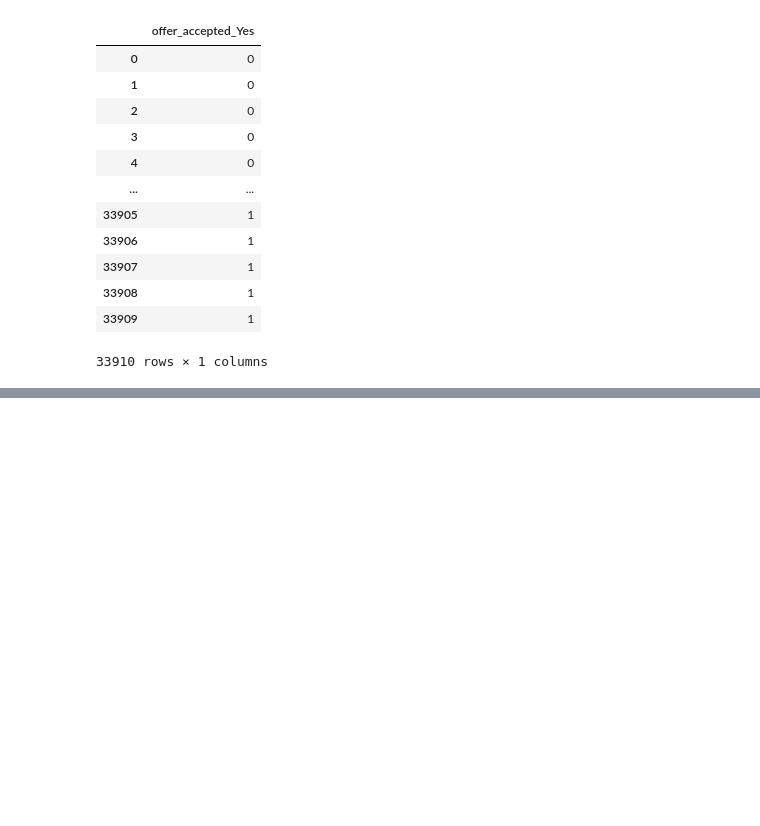
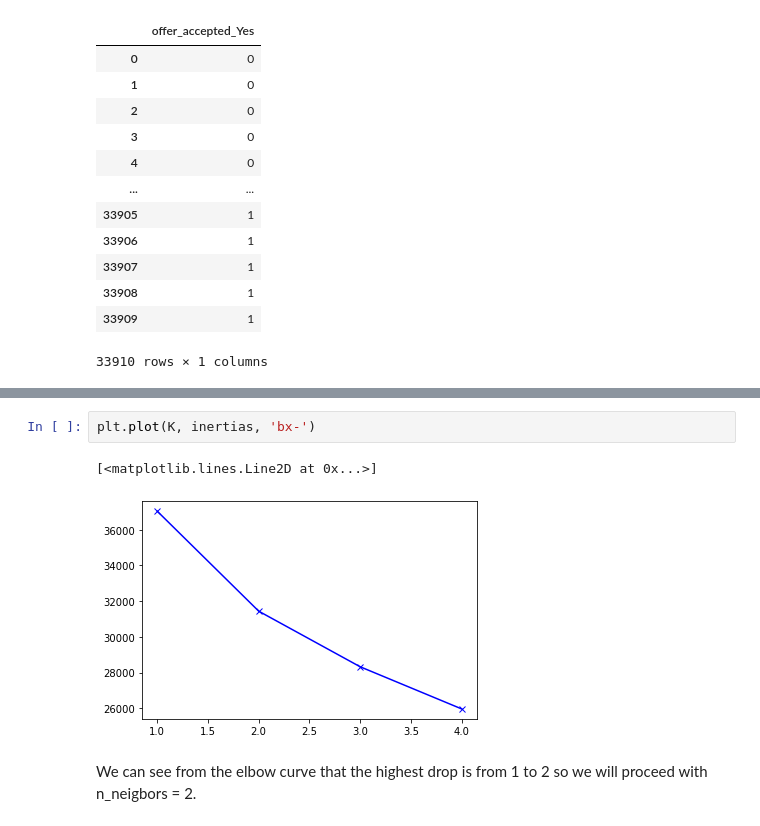
Before and after one commit to lillaszulyovszky/ironhack-case-study-classification, a Jupyter notebook: code/Case Study - Classification_Phine_V1.ipynb, the cells around one changed output, grey strips where cells are left out. Saved outputs shown, nothing was run; the diff lists cells and outputs as text; blank space fills up the shorter version.

```diff
--- a/code/Case Study - Classification_Phine_V1.ipynb
+++ b/code/Case Study - Classification_Phine_V1.ipynb
@@ -874,0 +928,7 @@ y_new
+# %%
+plt.plot(K, inertias, 'bx-')
+# %% [output]
+[<matplotlib.lines.Line2D at 0x...>]
+[figure, added]
+# %% [markdown]
+We can see from the elbow curve that the highest drop is from 1 to 2 so we will proceed with n_neigbors = 2.
```
Also changed, not shown: parts of 18 cells of this notebook.
